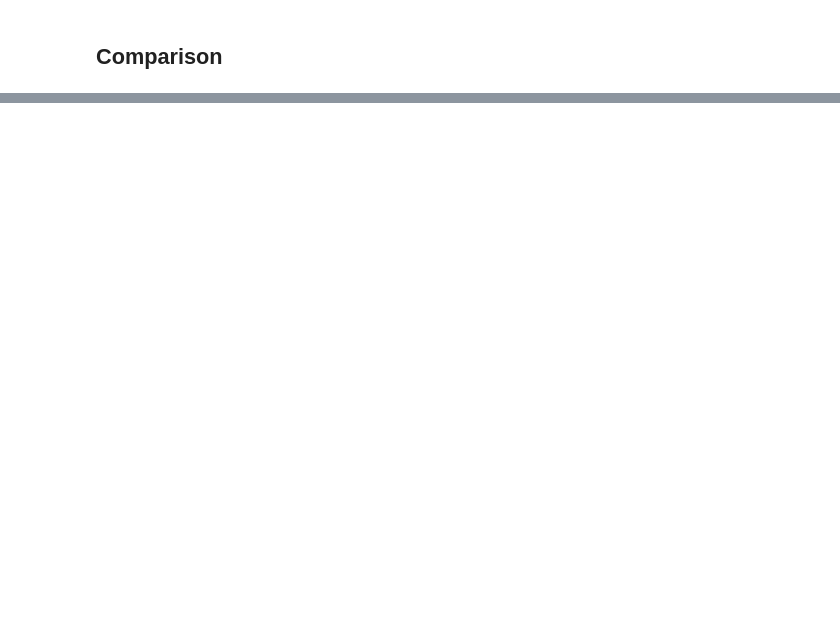
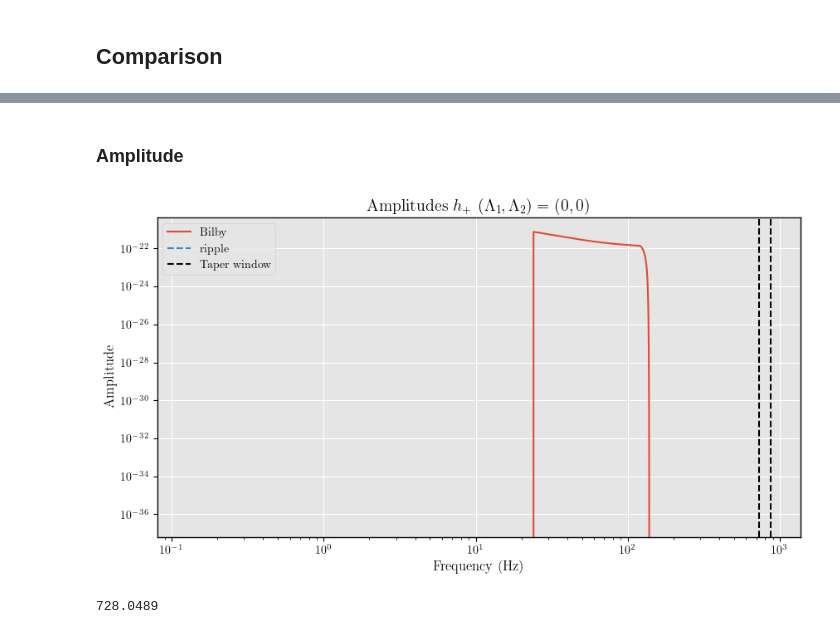
Before and after one commit to ThibeauWouters/GW, a Jupyter notebook: ripple/check_NRTidal.ipynb, the cells around one changed output, grey strips where cells are left out. Cells and saved outputs as stored; diff of their text form; code cells hidden in the pictures; blank space fills up the shorter version.

Commit message:
fixing bug NRTidal

```diff
--- a/ripple/check_NRTidal.ipynb
+++ b/ripple/check_NRTidal.ipynb
@@ -189,0 +194,36 @@ plt.show()
+# %% [markdown]
+### Amplitude
+# %%
+# Get the tidal contribution only:
+theta = jnp.array([m1, m2, chi1, chi2, lambda1, lambda2])
+kappa = X_NRTidalv2.get_kappa_eff(theta)
+
+# Get the tidal amplitude
+tidal = X_NRTidalv2.get_tidal_amplitude(fs, theta, kappa, dL=distance)
+# Get the frequency of the merger, to check where taper window would come
+f_merger = X_NRTidalv2._get_f_merger(theta, kappa)
+
+
+plt.figure(figsize=(10, 5))
+plt.plot(waveform_generator.frequency_array, A_bilby, "-", label = "Bilby", alpha = a)
+plt.plot(fs, A_ripple, "--", label = "ripple", alpha = a)
+
+plt.axvline(f_merger, ls="--", color="black", label = "Taper window")
+plt.axvline(1.2 * f_merger, ls="--", color="black")
+
+# plt.plot(fs, tidal, "-", color="black", label="$A_T$")
+
+plt.title(r"Amplitudes $h_+$ ($\Lambda_1, \Lambda_2) = ({}, {}$)".format(lambda1, lambda2))
+plt.yscale('log')
+plt.xscale('log')
+plt.xlabel("Frequency (Hz)")
+plt.ylabel("Amplitude")
+# plt.ylim(1e-25, 1e-21)
+plt.legend()
+plt.show()
+# %% [output]
+[figure, added]
+# %%
+print(f_merger)
+# %% [output]
+728.0489
```
Also changed, not shown: parts of 8 cells of this notebook.
